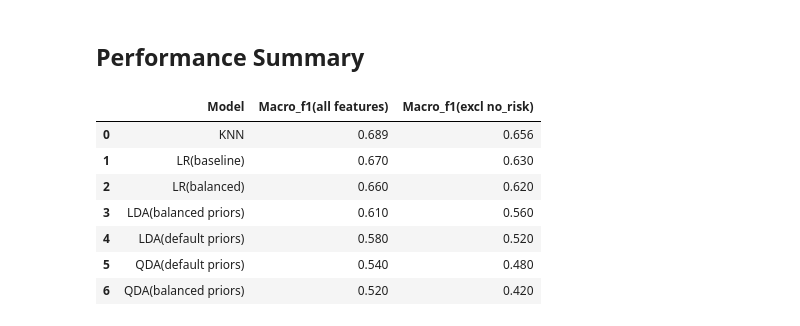
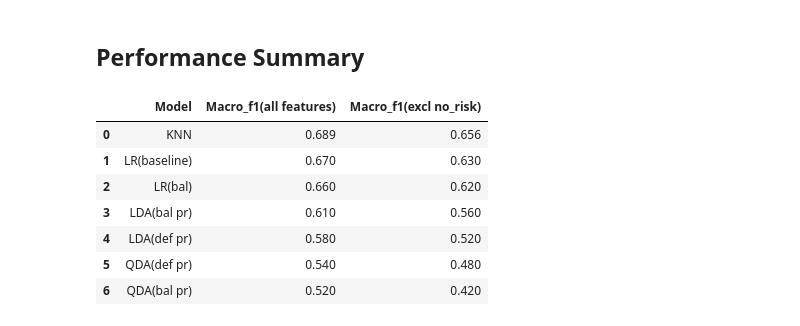
Before and after one commit to Mussab157/Wildfire-Prediction-Classification, a Jupyter notebook: notebooks/03_modelling.ipynb, the cells around one changed output. Drawn from its saved outputs; the diff is of its cells as text; code cells hidden in the pictures.

```diff
--- a/notebooks/03_modelling.ipynb
+++ b/notebooks/03_modelling.ipynb
@@ -369,17 +369,17 @@ print(f1_excl)
 ## **Performance Summary**
 # %%
 df=pd.DataFrame({
-    'Model':['KNN', 'LR(baseline)', 'LR(balanced)', 'LDA(balanced priors)', 'LDA(default priors)', 'QDA(default priors)', 'QDA(balanced priors)'],
+    'Model':['KNN', 'LR(baseline)', 'LR(bal)', 'LDA(bal pr)', 'LDA(def pr)', 'QDA(def pr)', 'QDA(bal pr)'],
     'Macro_f1(all features)':[0.689, 0.67, 0.66, 0.61, 0.58, 0.54, 0.52],
     'Macro_f1(excl no_risk)':[0.656, 0.63, 0.62, 0.56, 0.52, 0.48, 0.42]
     })
 df
 # %% [output]
 |  | Model | Macro_f1(all features) | Macro_f1(excl no_risk) |
 | 0 | KNN | 0.689 | 0.656 |
 | 1 | LR(baseline) | 0.670 | 0.630 |
-| 2 | LR(balanced) | 0.660 | 0.620 |
-| 3 | LDA(balanced priors) | 0.610 | 0.560 |
-| 4 | LDA(default priors) | 0.580 | 0.520 |
-| 5 | QDA(default priors) | 0.540 | 0.480 |
-| 6 | QDA(balanced priors) | 0.520 | 0.420 |
+| 2 | LR(bal) | 0.660 | 0.620 |
+| 3 | LDA(bal pr) | 0.610 | 0.560 |
+| 4 | LDA(def pr) | 0.580 | 0.520 |
+| 5 | QDA(def pr) | 0.540 | 0.480 |
+| 6 | QDA(bal pr) | 0.520 | 0.420 |
```
Also changed, not shown: parts of 2 cells of this notebook, 1 other file.
